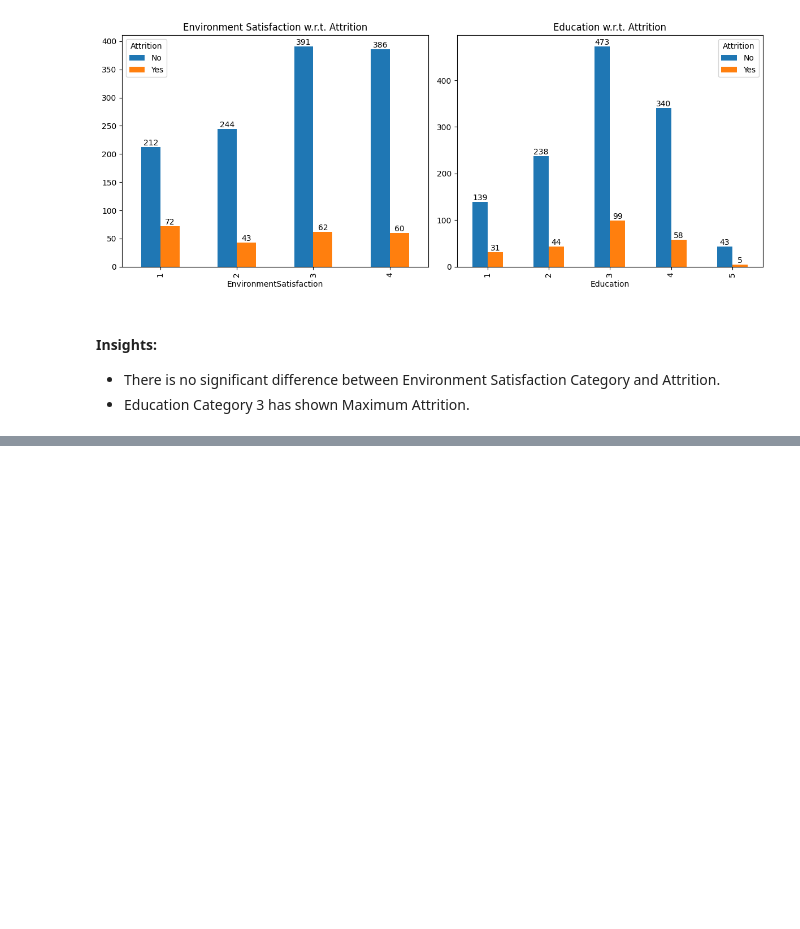
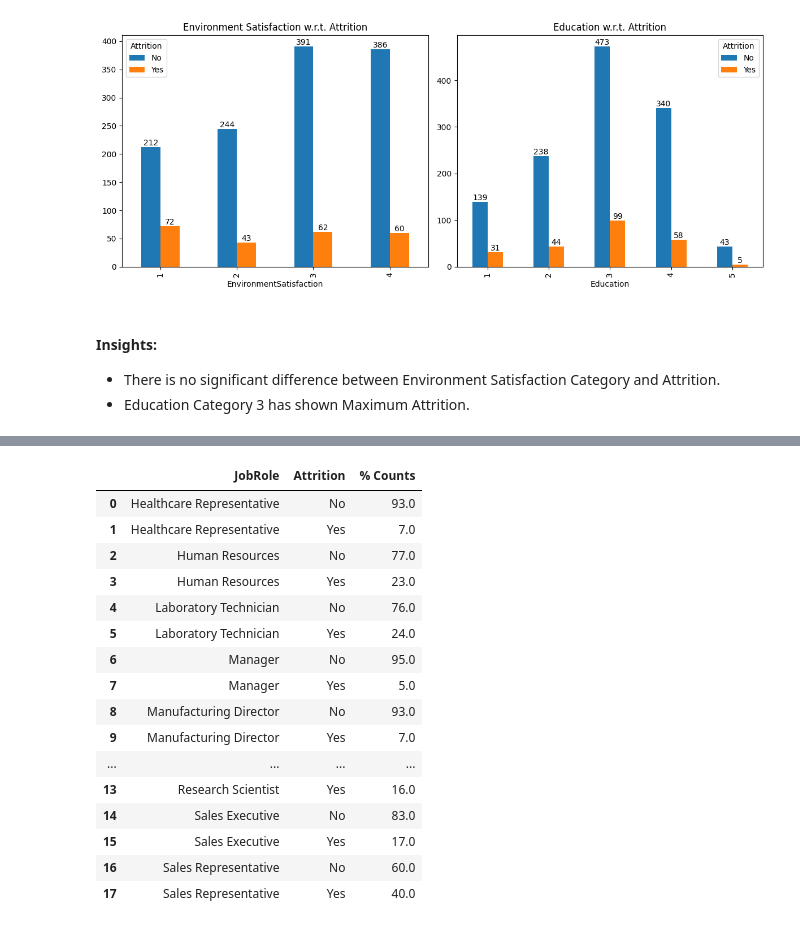
Before and after one commit to Akshay-Paunikar/IBM_Employee_Attrition_ML, a Jupyter notebook: notebook/IBM_Employee_Attrition_EDA.ipynb, the cells around one changed output, grey strips where cells are left out. Drawn from its saved outputs; the diff is of its cells as text; code cells hidden in the pictures; blank space fills up the shorter version.

```diff
--- a/notebook/IBM_Employee_Attrition_EDA.ipynb
+++ b/notebook/IBM_Employee_Attrition_EDA.ipynb
@@ -719,0 +814,23 @@ plt.show()
+# %%
+# JobRole Vs Attrition
+job_role = data.groupby(['JobRole', 'Attrition'])['Age'].agg('count').groupby(level=0).apply(
+    lambda x: 100 * x/float(x.sum())).round(0).reset_index().rename(columns={'Age':"% Counts"})
+job_role
+# %% [output]
+|  | JobRole | Attrition | % Counts |
+| 0 | Healthcare Representative | No | 93.0 |
+| 1 | Healthcare Representative | Yes | 7.0 |
+| 2 | Human Resources | No | 77.0 |
+| 3 | Human Resources | Yes | 23.0 |
+| 4 | Laboratory Technician | No | 76.0 |
+| 5 | Laboratory Technician | Yes | 24.0 |
+| 6 | Manager | No | 95.0 |
+| 7 | Manager | Yes | 5.0 |
+| 8 | Manufacturing Director | No | 93.0 |
+| 9 | Manufacturing Director | Yes | 7.0 |
+| ... | ... | ... | ... |
+| 13 | Research Scientist | Yes | 16.0 |
+| 14 | Sales Executive | No | 83.0 |
+| 15 | Sales Executive | Yes | 17.0 |
+| 16 | Sales Representative | No | 60.0 |
+| 17 | Sales Representative | Yes | 40.0 |
```
Also changed, not shown: parts of 24 cells of this notebook.
